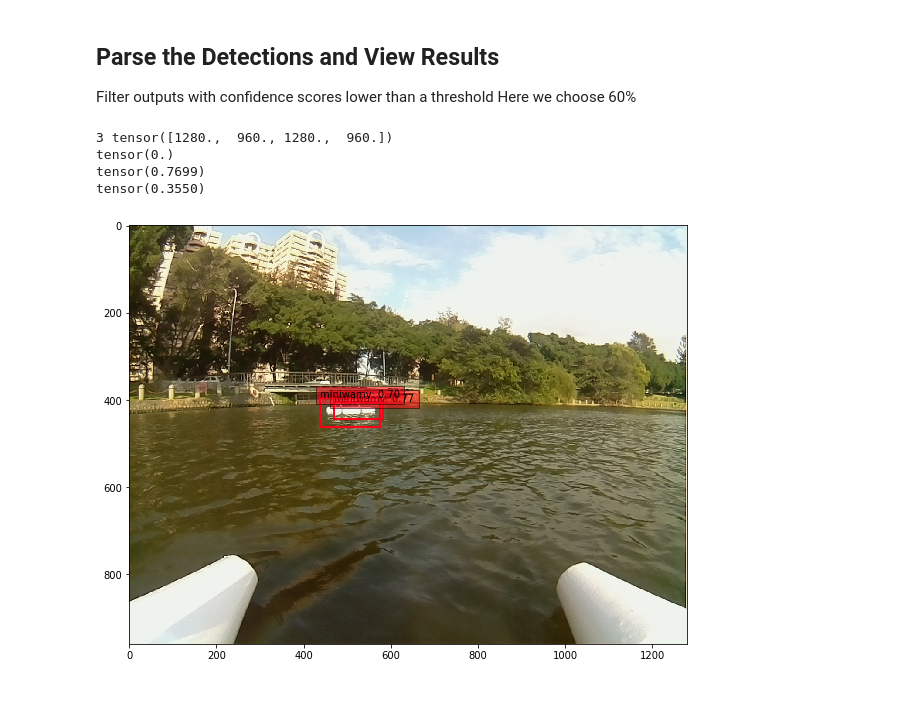
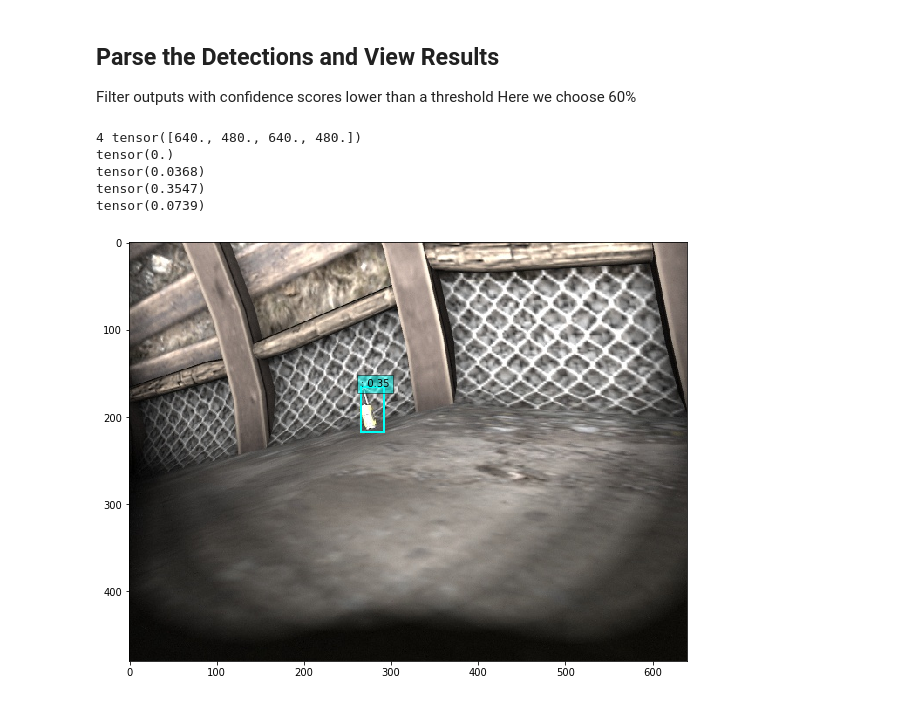
Before and after one commit to championway/ssd.pytorch, a Jupyter notebook: demo/demo.ipynb, the cells around one changed output. Drawn from its saved outputs; the diff is of its cells as text; code cells hidden in the pictures.

Commit message:
train subt

```diff
--- a/demo/demo.ipynb
+++ b/demo/demo.ipynb
@@ -28,8 +26,8 @@ from ssd import build_ssd
     and number of object classes to score (21 for VOC dataset)
 2. Next we load pretrained weights on the VOC0712 trainval dataset
 # %%
-net = build_ssd('test', 300, 3)    # initialize SSD
-net.load_weights('../weights/ssd300_wamv_500.pth')
+net = build_ssd('test', 300, 4)    # initialize SSD
+net.load_weights('../weights/ssd300_wamv_3000.pth')
 # %% [output]
 Loading weights into state dict...
 Finished!
@@ -41,12 +39,13 @@ Finished!
 %matplotlib inline
 from matplotlib import pyplot as plt
 from data import wamvDetection, wamvAnnotationTransform, wamv_CLASSES, wamv_ROOT
+from data import SUBTDetection, SUBTAnnotationTransform, SUBT_CLASSES, SUBT_CLASSES
 #from data import VOCDetection, VOC_ROOT, VOCAnnotationTransform, wamvDetection, wamvAnnotationTransform
-from data import wamvDetection
 # here we specify year (07 or 12) and dataset ('test', 'val', 'train')
 DATA_ROOT = '/media/arg_ws3/5E703E3A703E18EB/data/'
-testset = wamvDetection(DATA_ROOT, [('2007', 'val')], None, wamvAnnotationTransform())
-img_id = 3
+#testset = wamvDetection(DATA_ROOT, [('2007', 'val')], None, wamvAnnotationTransform())
+testset = SUBTDetection(DATA_ROOT)
+img_id = 5
 image = testset.pull_image(img_id)
 rgb_image = cv2.cvtColor(image, cv2.COLOR_BGR2RGB)
 # View the sampled input image before transform
@@ -87,34 +85,35 @@ Here we choose 60%
 # %%
 from data import wamv_CLASSES as wavm_labels
 top_k=10
 
 plt.figure(figsize=(10,10))
-colors = plt.cm.hsv(np.linspace(0, 1, 2)).tolist()
+colors = plt.cm.hsv(np.linspace(0, 1, 5)).tolist()
 plt.imshow(rgb_image)  # plot the image for matplotlib
 currentAxis = plt.gca()
 
 detections = y.data
 # scale each detection back up to the image
 scale = torch.Tensor(rgb_image.shape[1::-1]).repeat(2)
 print(detections.size(1),scale)
 for i in range(detections.size(1)):
     j = 0
     print(detections[0,i,j,0])
 
-    while detections[0,i,j,0] >= 0.6:
+    while detections[0,i,j,0] >= 0.3:
         score = detections[0,i,j,0]
 
         label_name = wavm_labels[i-1]
         display_txt = '%s: %.2f'%(label_name, score)
         pt = (detections[0,i,j,1:]*scale).cpu().numpy()
         coords = (pt[0], pt[1]), pt[2]-pt[0]+1, pt[3]-pt[1]+1
         color = colors[i]
         currentAxis.add_patch(plt.Rectangle(*coords, fill=False, edgecolor=color, linewidth=2))
         currentAxis.text(pt[0], pt[1], display_txt, bbox={'facecolor':color, 'alpha':0.5})
         j+=1
 # %% [output]
-3 tensor([1280.,  960., 1280.,  960.])
+4 tensor([640., 480., 640., 480.])
 tensor(0.)
-tensor(0.7699)
-tensor(0.3550)
+tensor(0.0368)
+tensor(0.3547)
+tensor(0.0739)
-[figure, old version]
+[figure, new version]
```
Also changed, not shown: parts of 3 cells of this notebook, 5 other files.
